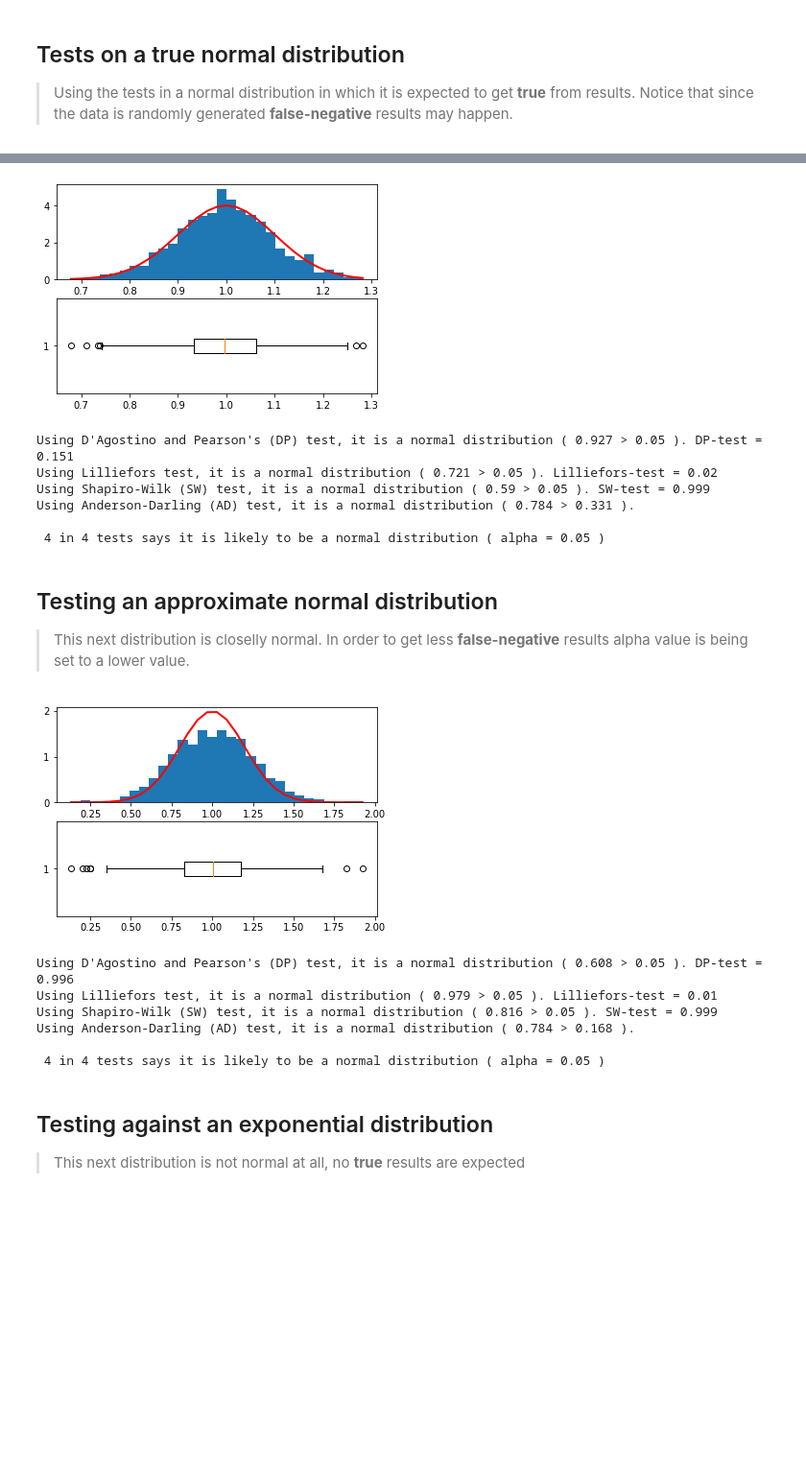
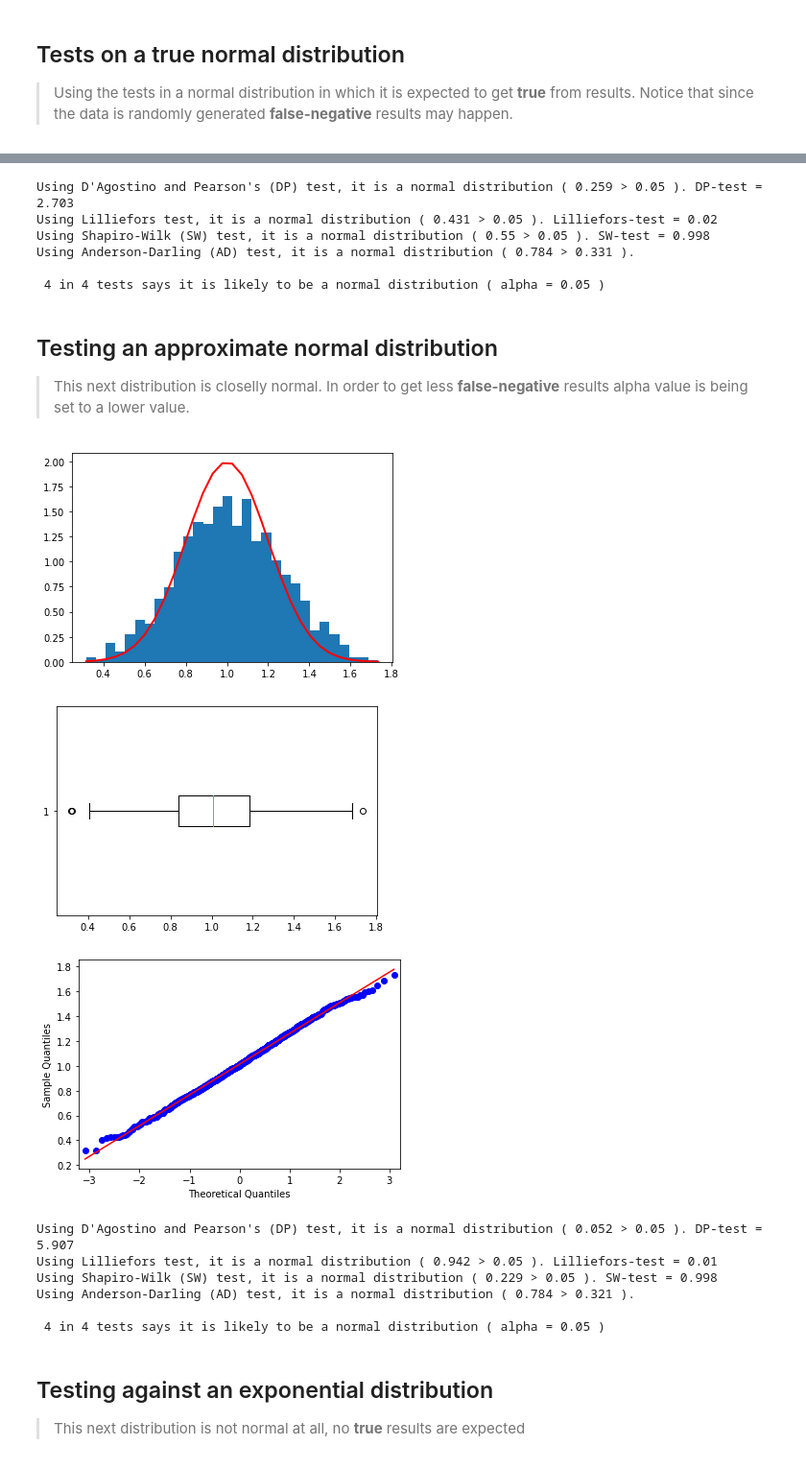
Before and after one commit to cleberjamaral/fastpages, a Jupyter notebook: _notebooks/2020-11-04-normal-distribution-tests.ipynb, the cells around one changed output, grey strips where cells are left out. Shown at 96% size. Cells and saved outputs as stored; diff of their text form; code cells hidden in the pictures; blank space fills up the shorter version.

Commit message:
Adding qq-plot

```diff
--- a/_notebooks/2020-11-04-normal-distribution-tests.ipynb
+++ b/_notebooks/2020-11-04-normal-distribution-tests.ipynb
@@ -62,19 +96,5 @@ def ad(data,alpha):
 # %%
 #hide_input
-from scipy.stats import norm
-import numpy as np
-mu, sigma = 1, 0.1 # mean and standard deviation
-data = np.random.normal(mu, sigma, 1000)
-
-import matplotlib.pyplot as plt
-plt.figure(1)
-plt.subplot(211)
-count, bins, ignored = plt.hist(data, density=True, bins=30)
-plt.plot(bins, 1/(sigma * np.sqrt(2 * np.pi)) * np.exp( - (bins - mu)**2 / (2 * sigma**2) ), linewidth=2, color='r')
-plt.subplot(212)
-plt.boxplot(data, vert=False)
-plt.show()
-
 alpha = 0.05
 tests = []
 tests.append(dp(data,alpha))
@@ -83,10 +103,9 @@ tests.append(sw(data,alpha))
 tests.append(ad(data,alpha))
 print("\n",tests.count(True),"in",len(tests),"tests says it is likely to be a normal distribution ( alpha =",alpha,")")
 # %% [output]
-[figure, removed]
-Using D'Agostino and Pearson's (DP) test, it is a normal distribution ( 0.927 > 0.05 ). DP-test = 0.151
-Using Lilliefors test, it is a normal distribution ( 0.721 > 0.05 ). Lilliefors-test = 0.02
-Using Shapiro-Wilk (SW) test, it is a normal distribution ( 0.59 > 0.05 ). SW-test = 0.999
+Using D'Agostino and Pearson's (DP) test, it is a normal distribution ( 0.259 > 0.05 ). DP-test = 2.703
+Using Lilliefors test, it is a normal distribution ( 0.431 > 0.05 ). Lilliefors-test = 0.02
+Using Shapiro-Wilk (SW) test, it is a normal distribution ( 0.55 > 0.05 ). SW-test = 0.998
 Using Anderson-Darling (AD) test, it is a normal distribution ( 0.784 > 0.331 ).
 
  4 in 4 tests says it is likely to be a normal distribution ( alpha = 0.05 )
@@ -96,34 +115,39 @@ Using Anderson-Darling (AD) test, it is a normal distribution ( 0.784 > 0.331 ).
 # %%
 #hide_input
 from scipy.stats import norm
 import numpy as np
 mu, sigma = 1, 0.2 # mean and standard deviation
 data_a = np.random.normal(mu - 0.15, sigma, size=500)
 data_b = np.random.normal(mu + 0.15, sigma, size=500)
 data = np.concatenate((data_a, data_b))
 
 import matplotlib.pyplot as plt
-plt.figure(1)
-plt.subplot(211)
 count, bins, ignored = plt.hist(data, density=True, bins=30)
 plt.plot(bins, 1/(sigma * np.sqrt(2 * np.pi)) * np.exp( - (bins - mu)**2 / (2 * sigma**2) ), linewidth=2, color='r')
-plt.subplot(212)
+plt.show()
+
 plt.boxplot(data, vert=False)
+plt.show()
+
+from statsmodels.graphics.gofplots import qqplot
+qqplot(data, line='s')
 plt.show()
 
 alpha = 0.05
 tests = []
 tests.append(dp(data,alpha))
 tests.append(l(data,alpha))
 tests.append(sw(data,alpha))
 tests.append(ad(data,alpha))
 print("\n",tests.count(True),"in",len(tests),"tests says it is likely to be a normal distribution ( alpha =",alpha,")")
 # %% [output]
-[figure, old version]
+[figure, new version]
+[figure, added]
+[figure, added]
-Using D'Agostino and Pearson's (DP) test, it is a normal distribution ( 0.608 > 0.05 ). DP-test = 0.996
-Using Lilliefors test, it is a normal distribution ( 0.979 > 0.05 ). Lilliefors-test = 0.01
-Using Shapiro-Wilk (SW) test, it is a normal distribution ( 0.816 > 0.05 ). SW-test = 0.999
-Using Anderson-Darling (AD) test, it is a normal distribution ( 0.784 > 0.168 ).
+Using D'Agostino and Pearson's (DP) test, it is a normal distribution ( 0.052 > 0.05 ). DP-test = 5.907
+Using Lilliefors test, it is a normal distribution ( 0.942 > 0.05 ). Lilliefors-test = 0.01
+Using Shapiro-Wilk (SW) test, it is a normal distribution ( 0.229 > 0.05 ). SW-test = 0.998
+Using Anderson-Darling (AD) test, it is a normal distribution ( 0.784 > 0.321 ).
 
  4 in 4 tests says it is likely to be a normal distribution ( alpha = 0.05 )
 # %% [markdown]
```
Also changed, not shown: parts of 10 cells of this notebook.
